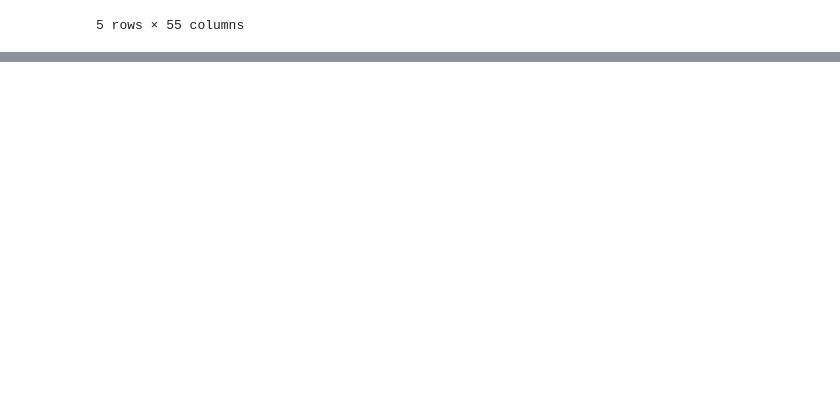
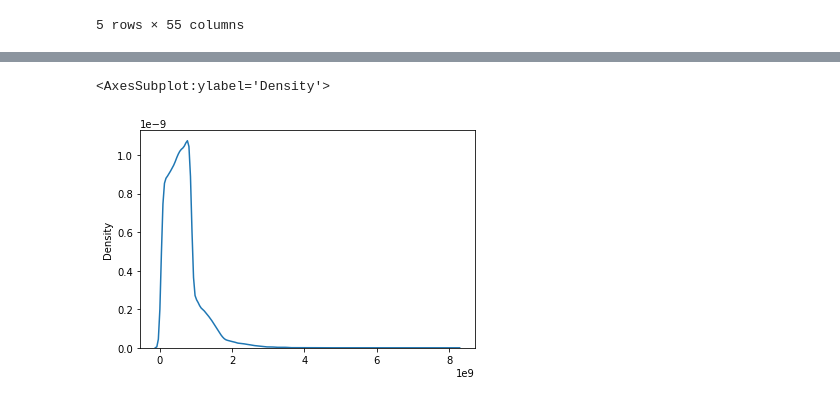
Before and after one commit to Stella-Mutacho/10Academy_Tellco_Project, a Jupyter notebook: Notebooks/Cleaning data.ipynb, the cells around one changed output, grey strips where cells are left out. Cells and saved outputs as stored; diff of their text form; code cells hidden in the pictures; blank space fills up the shorter version.

```diff
--- a/Notebooks/Cleaning data.ipynb
+++ b/Notebooks/Cleaning data.ipynb
@@ -79,0 +470,5 @@ data.head()
+# %%
+sns.distplot(x= info['Total DL (Bytes)'], hist=False)
+# %% [output]
+<AxesSubplot:ylabel='Density'>
+[figure, added]
```
Also changed, not shown: parts of 115 cells of this notebook.
